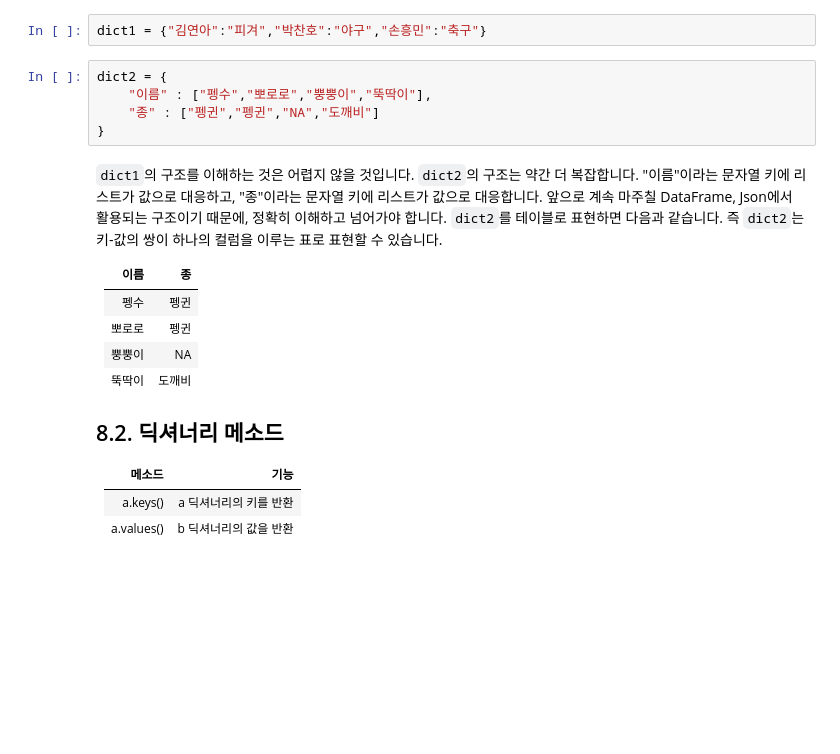
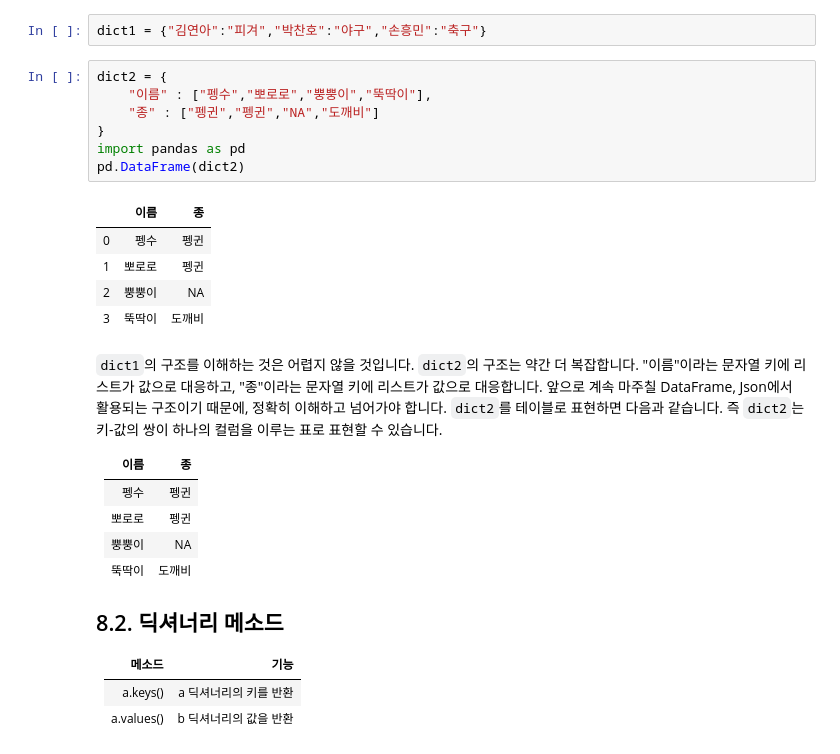
Before and after one commit to yonseidslab/pyfords, a Jupyter notebook: docs/page1.ipynb, the cells around one changed output. Cells and saved outputs as stored; diff of their text form; blank space fills up the shorter version.

```diff
--- a/docs/page1.ipynb
+++ b/docs/page1.ipynb
@@ -1012,8 +1011,16 @@ dict1 = {"김연아":"피겨","박찬호":"야구","손흥민":"축구"}
 # %%
 dict2 = {
     "이름" : ["펭수","뽀로로","뿡뿡이","뚝딱이"],
     "종" : ["펭귄","펭귄","NA","도깨비"]
 }
+import pandas as pd
+pd.DataFrame(dict2)
+# %% [output]
+|  | 이름 | 종 |
+| 0 | 펭수 | 펭귄 |
+| 1 | 뽀로로 | 펭귄 |
+| 2 | 뿡뿡이 | NA |
+| 3 | 뚝딱이 | 도깨비 |
 # %% [markdown]
 `dict1`의 구조를 이해하는 것은 어렵지 않을 것입니다. `dict2`의 구조는 약간 더 복잡합니다. "이름"이라는 문자열 키에 리스트가 값으로 대응하고, "종"이라는 문자열 키에 리스트가 값으로 대응합니다. 앞으로 계속 마주칠 DataFrame, Json에서 활용되는 구조이기 때문에, 정확히 이해하고 넘어가야 합니다. `dict2`를 테이블로 표현하면 다음과 같습니다. 즉 `dict2`는 키-값의 쌍이 하나의 컬럼을 이루는 표로 표현할 수 있습니다.
 
```
Also changed, not shown: parts of 5 cells of this notebook, 5 other files.
